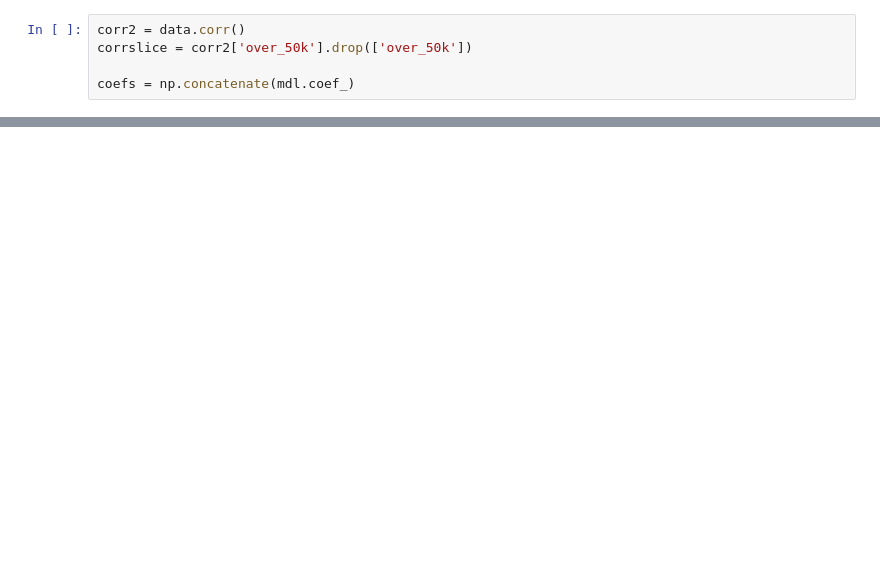
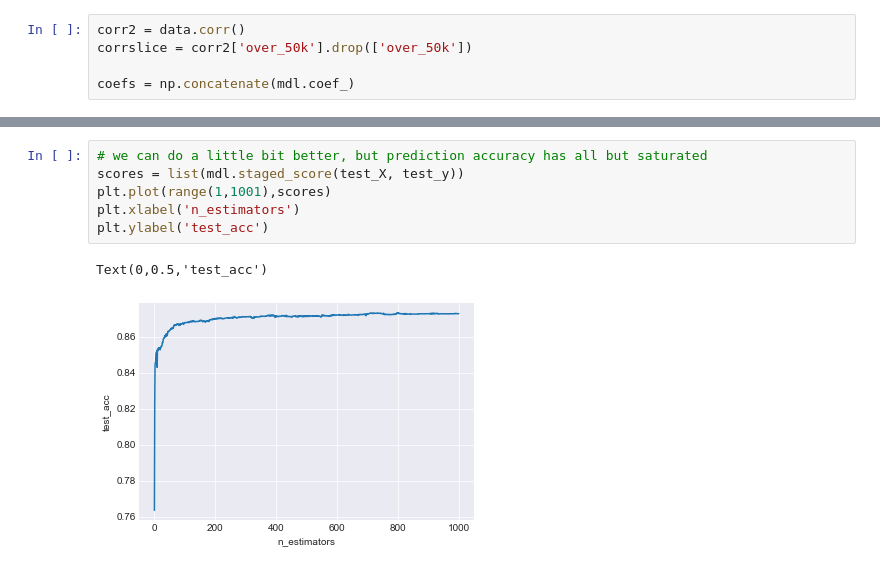
Before and after one commit to zmabzug/CodeDemos, a Jupyter notebook: rtidatascience-exercise1/rti-ds1.ipynb, the cells around one changed output, grey strips where cells are left out. Cells and saved outputs as stored; diff of their text form; blank space fills up the shorter version.

```diff
--- a/rtidatascience-exercise1/rti-ds1.ipynb
+++ b/rtidatascience-exercise1/rti-ds1.ipynb
@@ -150,0 +353,9 @@ Text(0,0.5,'Regression Coefficient')
+# %%
+# we can do a little bit better, but prediction accuracy has all but saturated
+scores = list(mdl.staged_score(test_X, test_y))
+plt.plot(range(1,1001),scores)
+plt.xlabel('n_estimators')
+plt.ylabel('test_acc')
+# %% [output]
+Text(0,0.5,'test_acc')
+[figure, added]
```
Also changed, not shown: parts of 37 cells of this notebook, 2 other files.
